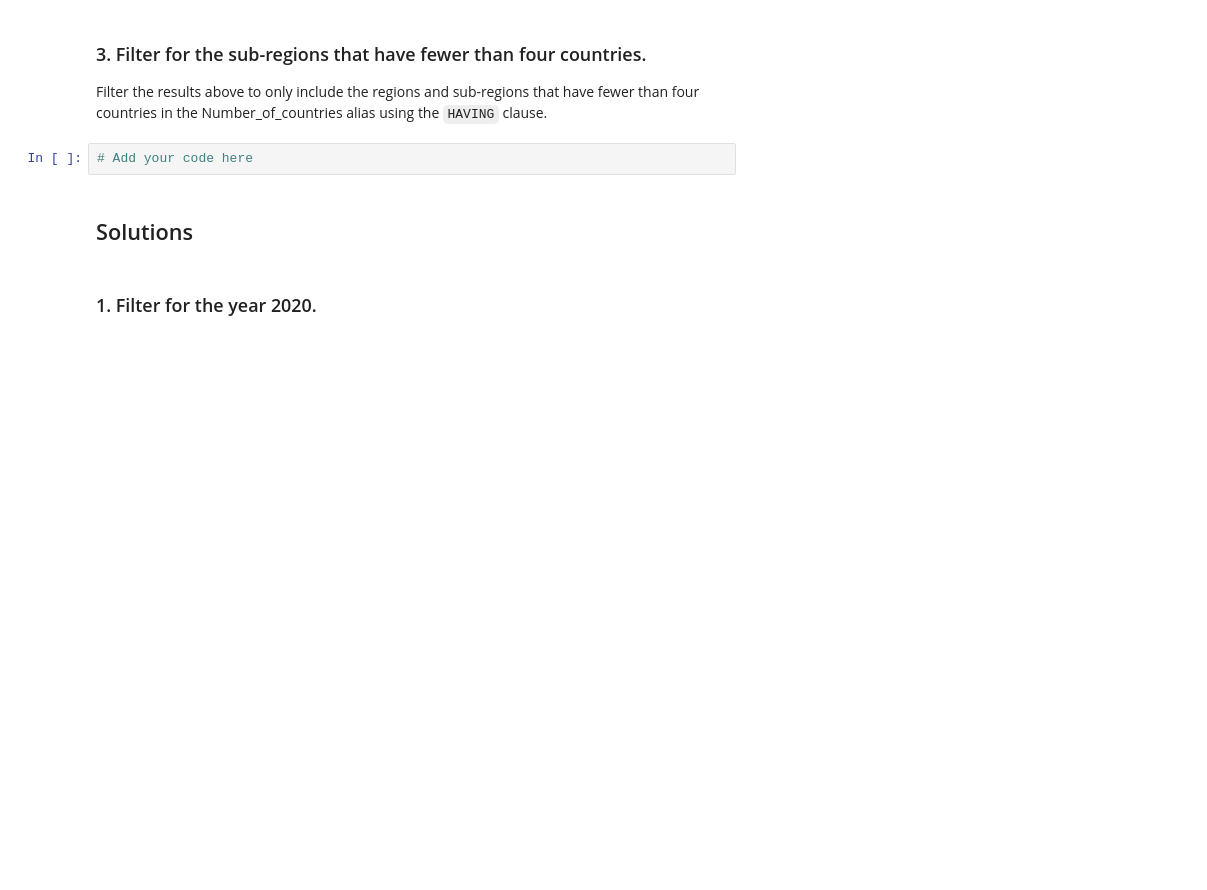
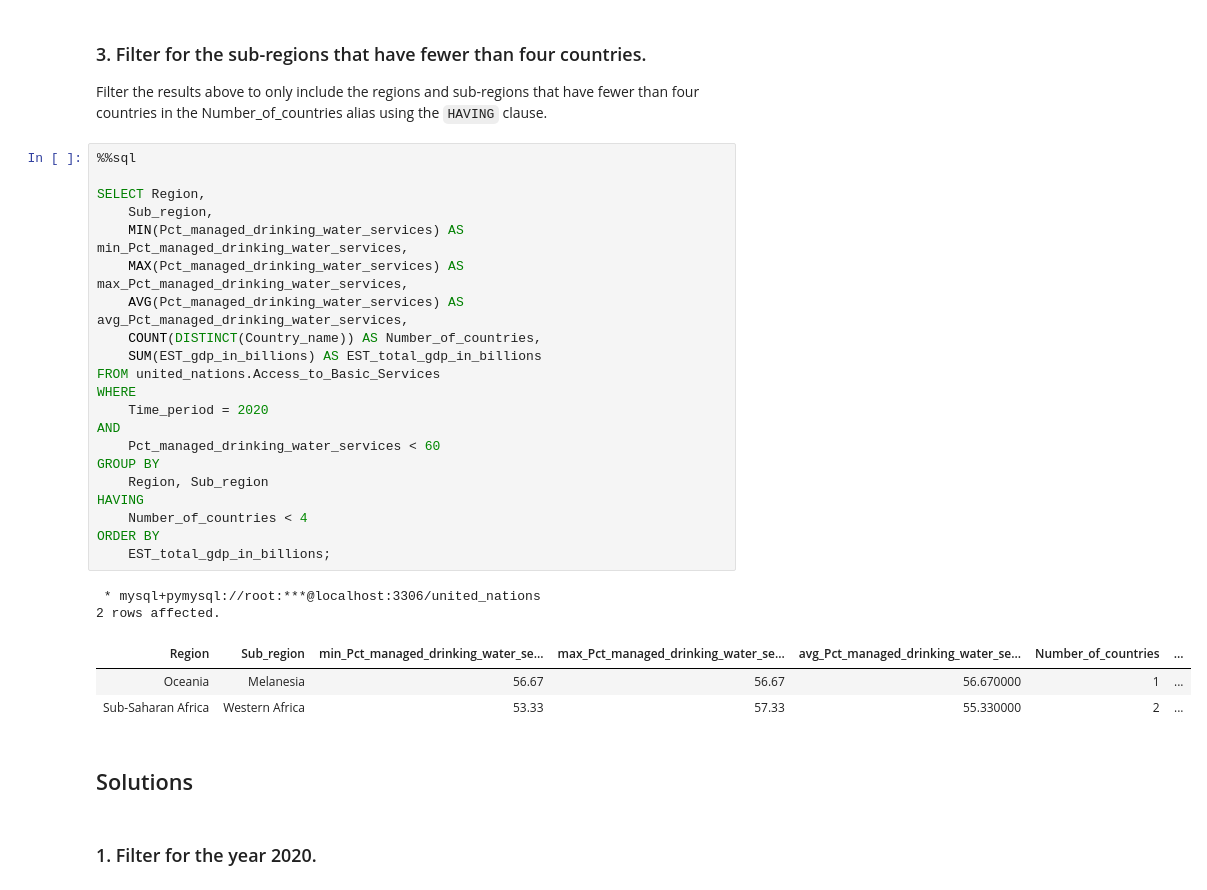
Before and after one commit to RealElvince/Access-to-basic-water-services, a Jupyter notebook: notebooks/Filtering and analysing summary statistic report [Notebook].ipynb, the cells around one changed output. Saved outputs shown, nothing was run; the diff lists cells and outputs as text; blank space fills up the shorter version.

Commit message:
Number of countries less than 4

```diff
--- a/notebooks/Filtering and analysing summary statistic report [Notebook].ipynb
+++ b/notebooks/Filtering and analysing summary statistic report [Notebook].ipynb
@@ -175,7 +183,32 @@ ORDER BY
 
 Filter the results above to only include the regions and sub-regions that have fewer than four countries in the Number_of_countries alias using the `HAVING` clause.
 # %%
-# Add your code here
+%%sql
+
+SELECT Region,
+    Sub_region,
+    MIN(Pct_managed_drinking_water_services) AS min_Pct_managed_drinking_water_services,
+    MAX(Pct_managed_drinking_water_services) AS max_Pct_managed_drinking_water_services,
+    AVG(Pct_managed_drinking_water_services) AS avg_Pct_managed_drinking_water_services,
+    COUNT(DISTINCT(Country_name)) AS Number_of_countries,
+    SUM(EST_gdp_in_billions) AS EST_total_gdp_in_billions
+FROM united_nations.Access_to_Basic_Services
+WHERE
+    Time_period = 2020
+AND
+    Pct_managed_drinking_water_services < 60
+GROUP BY
+    Region, Sub_region
+HAVING
+    Number_of_countries < 4
+ORDER BY
+    EST_total_gdp_in_billions;
+# %% [output]
+ * mysql+pymysql://root:***@localhost:3306/united_nations
+2 rows affected.
+| Region | Sub_region | min_Pct_managed_drinking_water_se... | max_Pct_managed_drinking_water_se... | avg_Pct_managed_drinking_water_se... | Number_of_countries | ... |
+| Oceania | Melanesia | 56.67 | 56.67 | 56.670000 | 1 | ... |
+| Sub-Saharan Africa | Western Africa | 53.33 | 57.33 | 55.330000 | 2 | ... |
 # %% [markdown]
 ## Solutions
 # %% [markdown]
```
Also changed, not shown: parts of 1 cell of this notebook.
